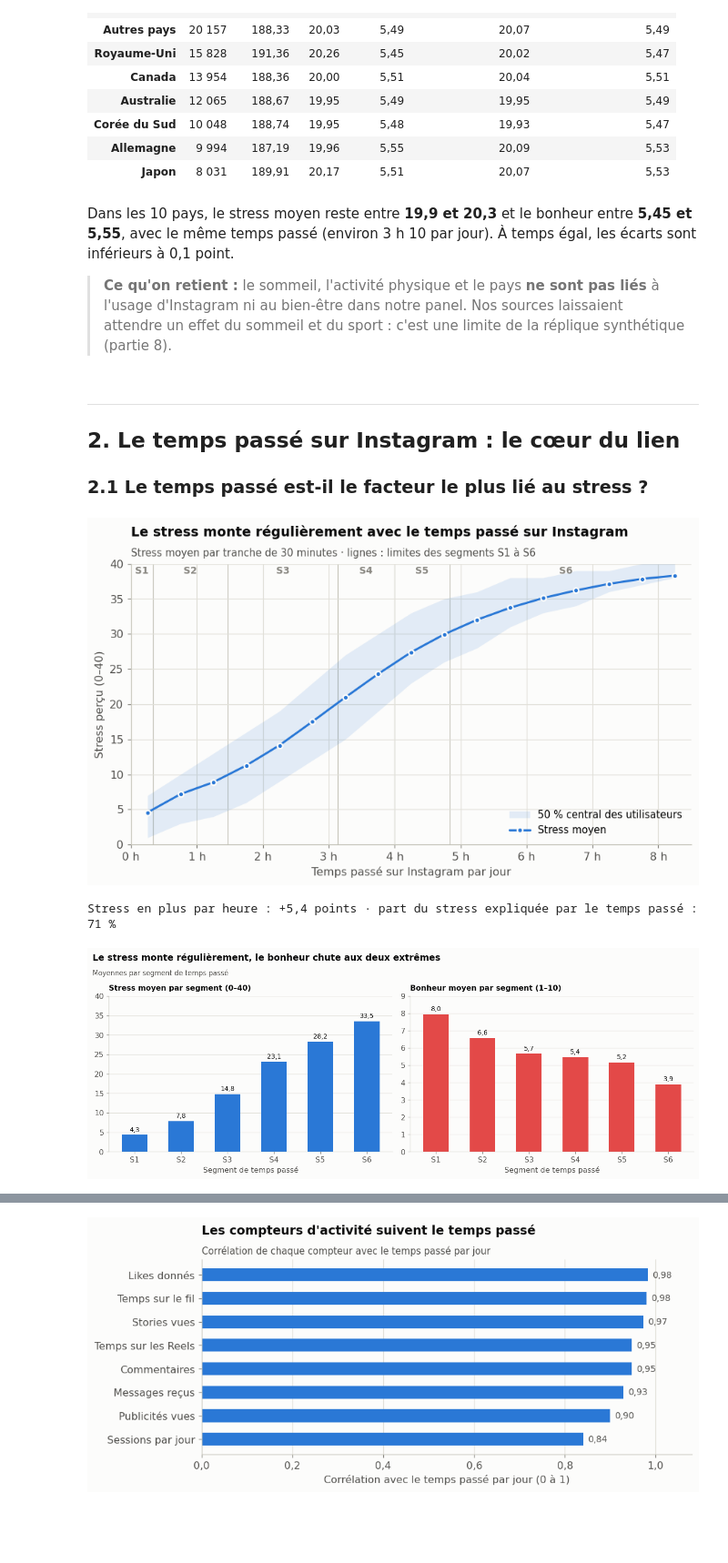
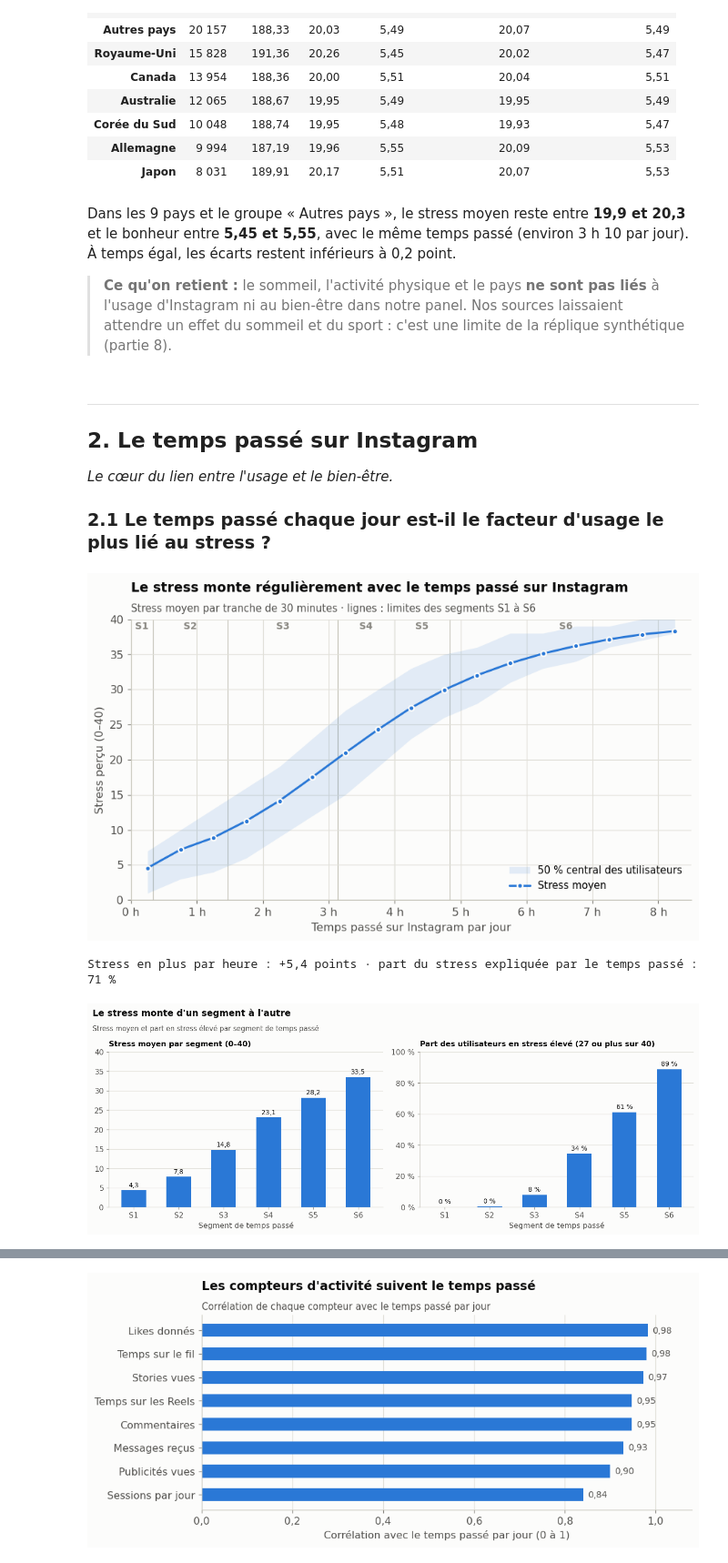
Before and after one commit to manondesclaux/Rush-4-Segmentation-Instagram, a Jupyter notebook: notebook_Instagram_final.ipynb, the cells around one changed output, grey strips where cells are left out. Shown at 91% size. Drawn from its saved outputs; the diff is of its cells as text; code cells hidden in the pictures; blank space fills up the shorter version.

```diff
--- a/notebook_Instagram_final.ipynb
+++ b/notebook_Instagram_final.ipynb
@@ -488,14 +491,15 @@ afficher(pays.rename_axis("pays"), 2)
 | Allemagne | 9 994 | 187,19 | 19,96 | 5,55 | 20,09 | 5,53 |
 | Japon | 8 031 | 189,91 | 20,17 | 5,51 | 20,07 | 5,53 |
 # %% [markdown]
-Dans les 10 pays, le stress moyen reste entre **19,9 et 20,3** et le bonheur entre **5,45 et 5,55**, avec le même temps passé (environ 3 h 10 par jour). À temps égal, les écarts sont inférieurs à 0,1 point.
+Dans les 9 pays et le groupe « Autres pays », le stress moyen reste entre **19,9 et 20,3** et le bonheur entre **5,45 et 5,55**, avec le même temps passé (environ 3 h 10 par jour). À temps égal, les écarts restent inférieurs à 0,2 point.
 
 > **Ce qu'on retient :** le sommeil, l'activité physique et le pays **ne sont pas liés** à l'usage d'Instagram ni au bien-être dans notre panel. Nos sources laissaient attendre un effet du sommeil et du sport : c'est une limite de la réplique synthétique (partie 8).
 # %% [markdown]
 ---
-## 2. Le temps passé sur Instagram : le cœur du lien
+## 2. Le temps passé sur Instagram
+*Le cœur du lien entre l'usage et le bien-être.*
 
-### 2.1 Le temps passé est-il le facteur le plus lié au stress ?
+### 2.1 Le temps passé chaque jour est-il le facteur d'usage le plus lié au stress ?
 # %%
 t30 = agreger(df, "tranche_30min", stress=(STRESS, "mean"), bonheur=(BONHEUR, "mean"),
               q1=(STRESS, lambda s: s.quantile(0.25)), q3=(STRESS, lambda s: s.quantile(0.75)))
@@ -513,38 +517,39 @@ for x, nom in zip([10 / 60, 54 / 60, 138 / 60, 214 / 60, 265 / 60, 6.6], COURTS)
     ax.text(x, 38.6, nom, ha="center", fontsize=9, color=MUTED, fontweight="semibold")
 ax.set_xlim(0, 8.5)
 ax.set_ylim(0, 40)
 ax.xaxis.set_major_formatter(FORMAT_HEURES)
 ax.set_xlabel("Temps passé sur Instagram par jour")
 ax.set_ylabel("Stress perçu (0–40)")
 ax.legend(loc="lower right")
 titrer(ax, "Le stress monte régulièrement avec le temps passé sur Instagram",
        "Stress moyen par tranche de 30 minutes · lignes : limites des segments S1 à S6")
 plt.show()
 print(f"Stress en plus par heure : +{fr(pente)} points · part du stress expliquée par le temps passé : {fr(r2_stress * 100, 0)} %")
 
 segments_temps = agreger(df, "segment", minutes=(TEMPS, "mean"), stress=(STRESS, "mean"), bonheur=(BONHEUR, "mean"),
                          part_stress_eleve=("stress_eleve", lambda s: s.mean() * 100))
 fig, (ax_g, ax_d) = plt.subplots(1, 2, figsize=(12, 4))
 barres(ax_g, segments_temps["stress"], COURTS)
 ax_g.set_ylim(0, 40)
 panneau(ax_g, "Stress moyen par segment (0–40)")
-barres(ax_d, segments_temps["bonheur"], COURTS, couleur=ROUGE)
-ax_d.set_ylim(0, 9)
-panneau(ax_d, "Bonheur moyen par segment (1–10)")
+barres(ax_d, segments_temps["part_stress_eleve"], COURTS, decimales=0, suffixe=" %")
+ax_d.set_ylim(0, 100)
+ax_d.yaxis.set_major_formatter(FORMAT_POURCENT)
+panneau(ax_d, "Part des utilisateurs en stress élevé (27 ou plus sur 40)")
 for ax in (ax_g, ax_d):
     ax.set_xlabel("Segment de temps passé")
 fig.tight_layout()
-titrer_figure(fig, "Le stress monte régulièrement, le bonheur chute aux deux extrêmes", "Moyennes par segment de temps passé")
+titrer_figure(fig, "Le stress monte d'un segment à l'autre", "Stress moyen et part en stress élevé par segment de temps passé")
 plt.show()
 
 tableau_segments = segments_temps.copy()
 tableau_segments.insert(0, "temps par jour", DUREES_SEGMENTS)
 afficher(tableau_segments.rename(columns={"n": "utilisateurs", "minutes": "temps moyen (min)", "stress": "stress (0–40)",
                                           "bonheur": "bonheur (1–10)", "part_stress_eleve": "stress élevé (%)"}).rename_axis("segment"))
 # %% [output]
 [figure]
 Stress en plus par heure : +5,4 points · part du stress expliquée par le temps passé : 71 %
-[figure, old version]
+[figure, new version]
 |  | temps par jour | utilisateurs | temps moyen (min) | stress (0–40) | bonheur (1–10) | stress élevé (%) |
 | segment |  |  |  |  |  |  |
 | S1 Très occasionnel | < 20 min | 14 512 | 7,0 | 4,3 | 8,0 | 0,0 |
```
Also changed, not shown: parts of 42 cells of this notebook, 3 other files.
